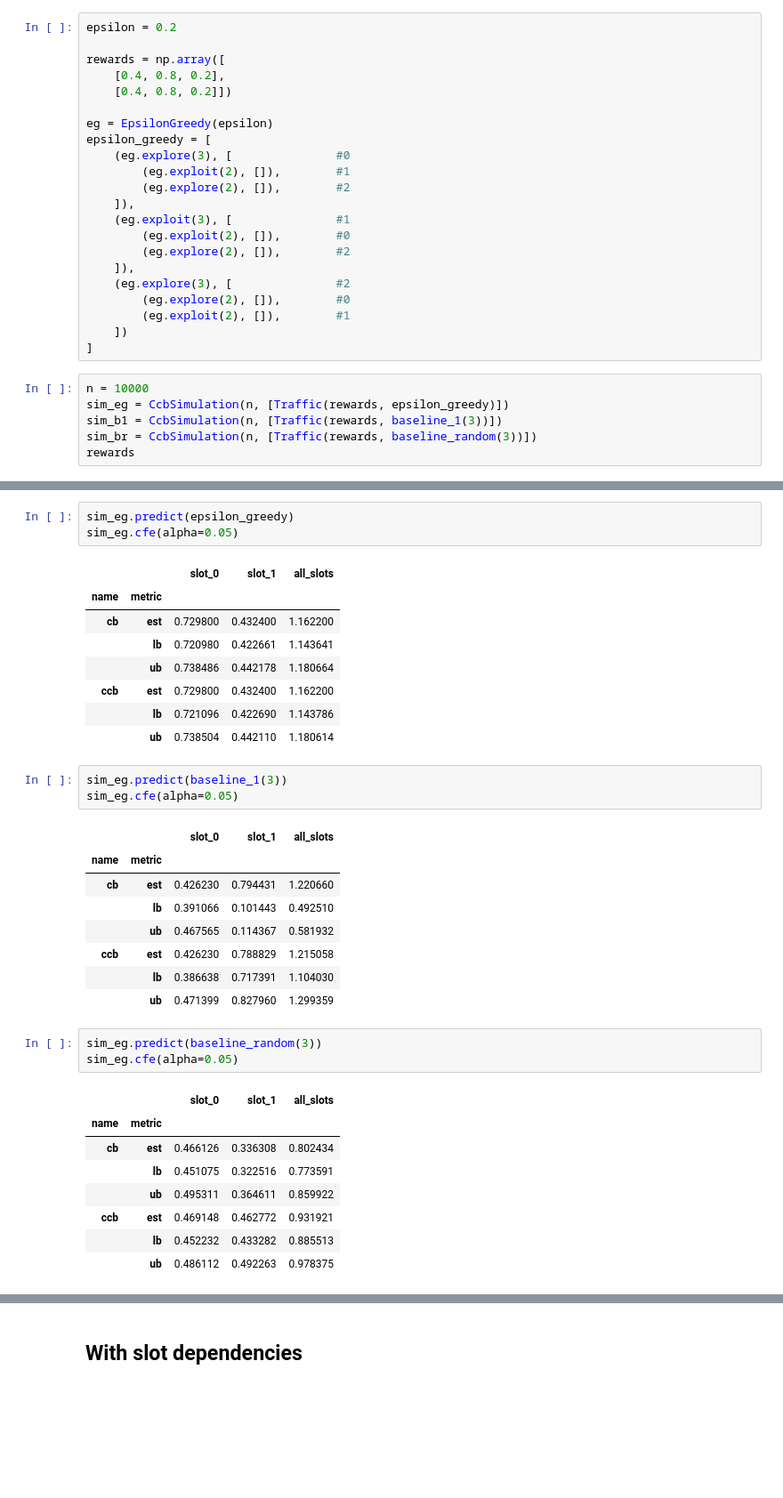
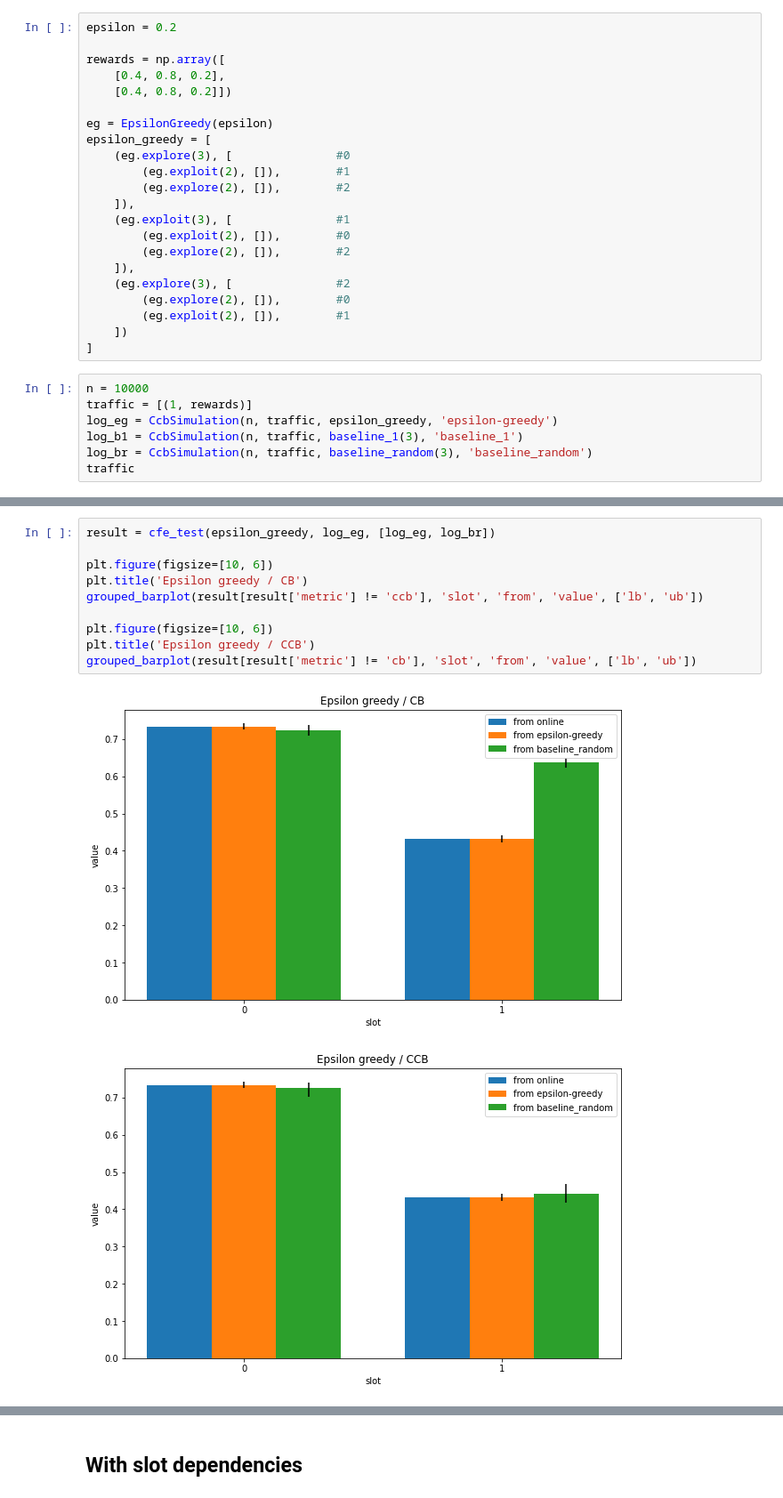
Before and after one commit to VowpalWabbit/estimators, a Jupyter notebook: ccb_eval.ipynb, the cells around one changed output, grey strips where cells are left out. Shown at 89% size. Cells and saved outputs as stored; diff of their text form; blank space fills up the shorter version.

Commit message:
visualization

```diff
--- a/ccb_eval.ipynb
+++ b/ccb_eval.ipynb
@@ -168,8 +231,9 @@ epsilon_greedy = [
 ]
 # %%
 n = 10000
-sim_eg = CcbSimulation(n, [Traffic(rewards, epsilon_greedy)])
-sim_b1 = CcbSimulation(n, [Traffic(rewards, baseline_1(3))])
-sim_br = CcbSimulation(n, [Traffic(rewards, baseline_random(3))])
-rewards
+traffic = [(1, rewards)]
+log_eg = CcbSimulation(n, traffic, epsilon_greedy, 'epsilon-greedy')
+log_b1 = CcbSimulation(n, traffic, baseline_1(3), 'baseline_1')
+log_br = CcbSimulation(n, traffic, baseline_random(3), 'baseline_random')
+traffic
 # %% [output]
@@ -227,36 +243,13 @@ sim_br.cfe(alpha=0.05)
-# %%
-sim_eg.predict(epsilon_greedy)
-sim_eg.cfe(alpha=0.05)
-# %% [output]
-|  |  | slot_0 | slot_1 | all_slots |
-| name | metric |  |  |  |
-| cb | est | 0.729800 | 0.432400 | 1.162200 |
-|  | lb | 0.720980 | 0.422661 | 1.143641 |
-|  | ub | 0.738486 | 0.442178 | 1.180664 |
-| ccb | est | 0.729800 | 0.432400 | 1.162200 |
-|  | lb | 0.721096 | 0.422690 | 1.143786 |
-|  | ub | 0.738504 | 0.442110 | 1.180614 |
-# %%
-sim_eg.predict(baseline_1(3))
-sim_eg.cfe(alpha=0.05)
-# %% [output]
-|  |  | slot_0 | slot_1 | all_slots |
-| name | metric |  |  |  |
-| cb | est | 0.426230 | 0.794431 | 1.220660 |
-|  | lb | 0.391066 | 0.101443 | 0.492510 |
-|  | ub | 0.467565 | 0.114367 | 0.581932 |
-| ccb | est | 0.426230 | 0.788829 | 1.215058 |
-|  | lb | 0.386638 | 0.717391 | 1.104030 |
-|  | ub | 0.471399 | 0.827960 | 1.299359 |
-# %%
-sim_eg.predict(baseline_random(3))
-sim_eg.cfe(alpha=0.05)
-# %% [output]
-|  |  | slot_0 | slot_1 | all_slots |
-| name | metric |  |  |  |
-| cb | est | 0.466126 | 0.336308 | 0.802434 |
-|  | lb | 0.451075 | 0.322516 | 0.773591 |
-|  | ub | 0.495311 | 0.364611 | 0.859922 |
-| ccb | est | 0.469148 | 0.462772 | 0.931921 |
-|  | lb | 0.452232 | 0.433282 | 0.885513 |
-|  | ub | 0.486112 | 0.492263 | 0.978375 |
+# %%
+result = cfe_test(epsilon_greedy, log_eg, [log_eg, log_br])
+
+plt.figure(figsize=[10, 6])
+plt.title('Epsilon greedy / CB')
+grouped_barplot(result[result['metric'] != 'ccb'], 'slot', 'from', 'value', ['lb', 'ub'])
+
+plt.figure(figsize=[10, 6])
+plt.title('Epsilon greedy / CCB')
+grouped_barplot(result[result['metric'] != 'cb'], 'slot', 'from', 'value', ['lb', 'ub'])
+# %% [output]
+[figure, added]
+[figure, added]
```
Also changed, not shown: parts of 38 cells of this notebook.
